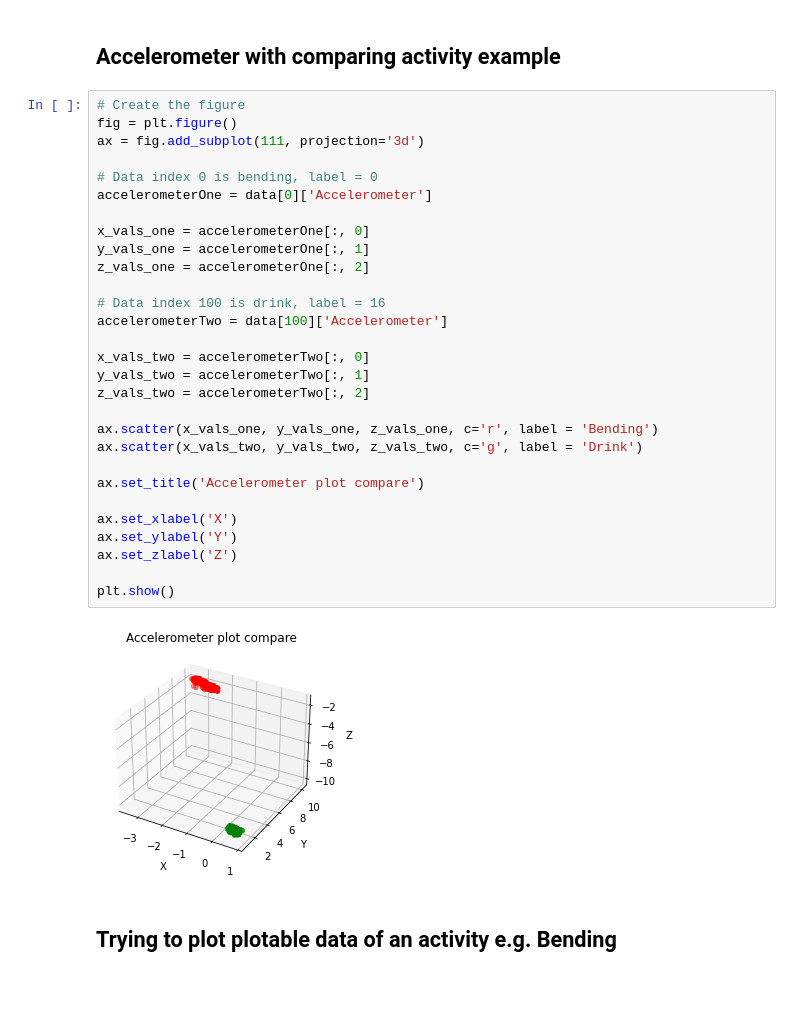
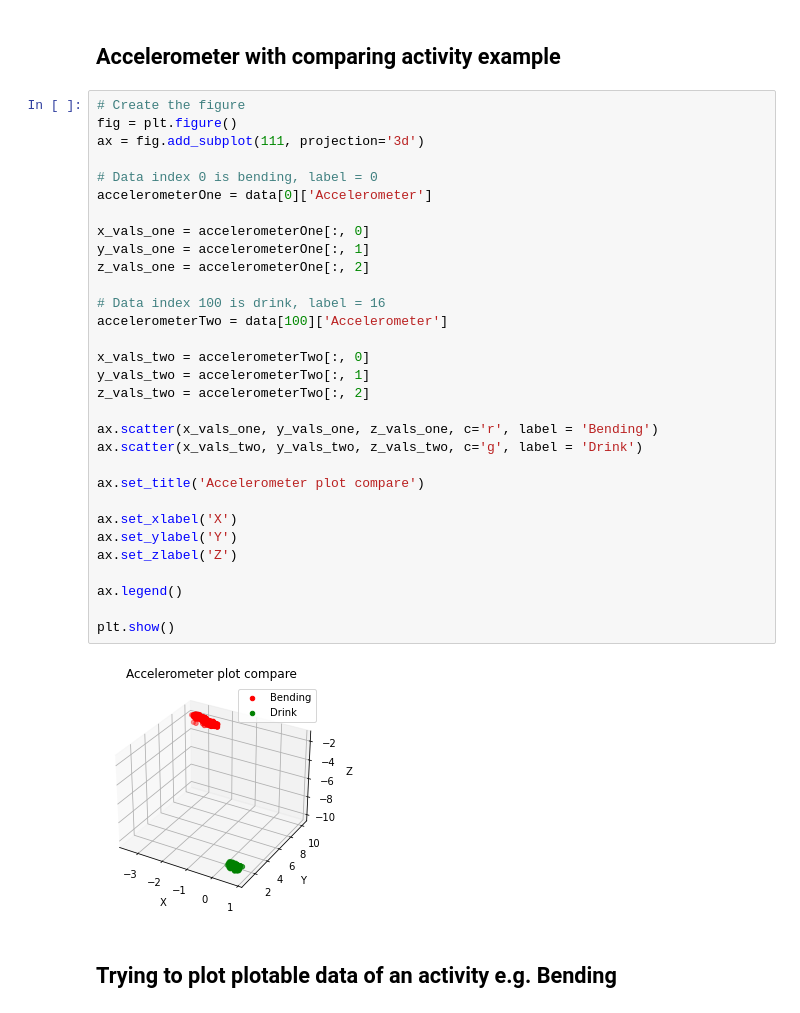
Before and after one commit to robyhartonodev/angewandte-ki-cog-village, a Jupyter notebook: read.ipynb, the cells around one changed output. Saved outputs shown, nothing was run; the diff lists cells and outputs as text.

Commit message:
Updated added legend

```diff
--- a/read.ipynb
+++ b/read.ipynb
@@ -113,34 +113,36 @@ plt.show()
 # %%
 # Create the figure
 fig = plt.figure()
 ax = fig.add_subplot(111, projection='3d')
 
 # Data index 0 is bending, label = 0
 accelerometerOne = data[0]['Accelerometer']
 
 x_vals_one = accelerometerOne[:, 0]
 y_vals_one = accelerometerOne[:, 1]
 z_vals_one = accelerometerOne[:, 2]
 
 # Data index 100 is drink, label = 16
 accelerometerTwo = data[100]['Accelerometer']
 
 x_vals_two = accelerometerTwo[:, 0]
 y_vals_two = accelerometerTwo[:, 1]
 z_vals_two = accelerometerTwo[:, 2]
 
 ax.scatter(x_vals_one, y_vals_one, z_vals_one, c='r', label = 'Bending')
 ax.scatter(x_vals_two, y_vals_two, z_vals_two, c='g', label = 'Drink')
 
 ax.set_title('Accelerometer plot compare')
 
 ax.set_xlabel('X')
 ax.set_ylabel('Y')
 ax.set_zlabel('Z')
 
+ax.legend()
+
 plt.show()
 # %% [output]
-[figure, old version]
+[figure, new version]
 # %% [markdown]
 ## Trying to plot plotable data of an activity e.g. Bending
 # %%
```
